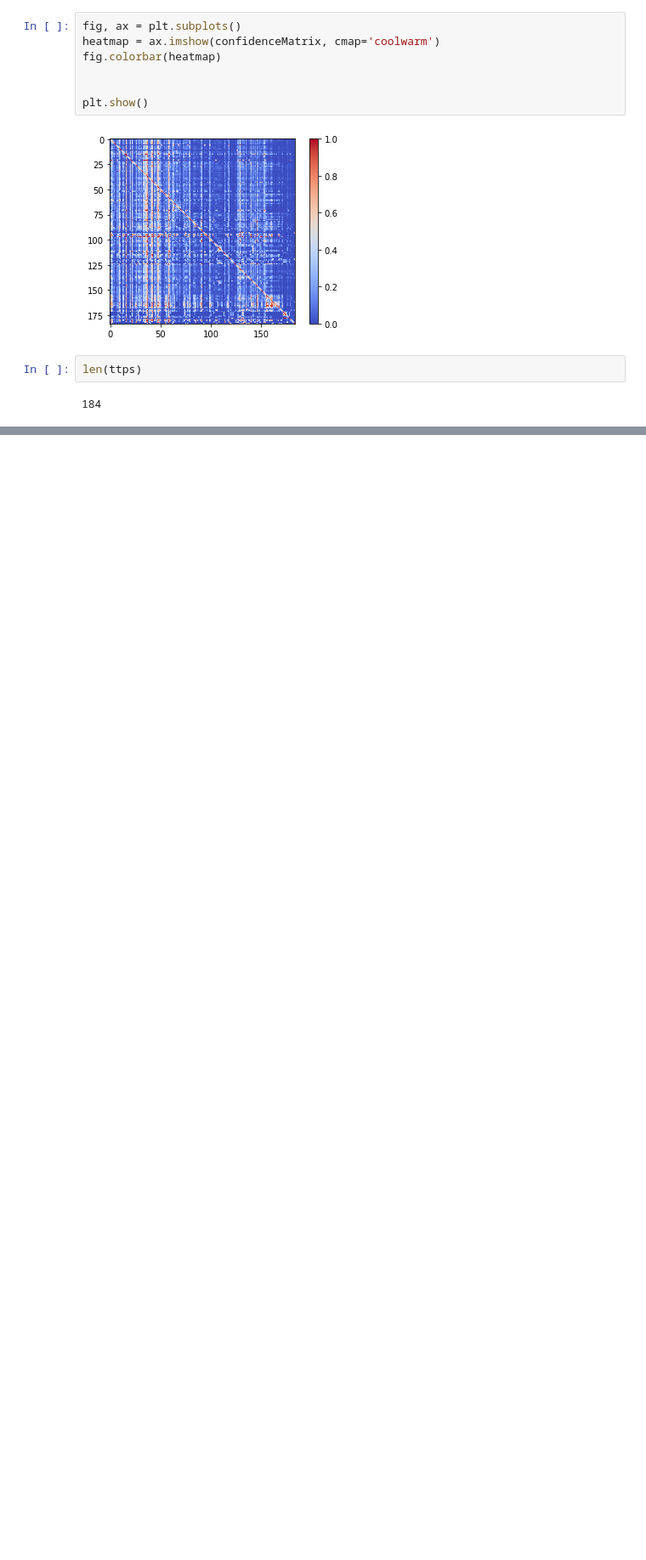
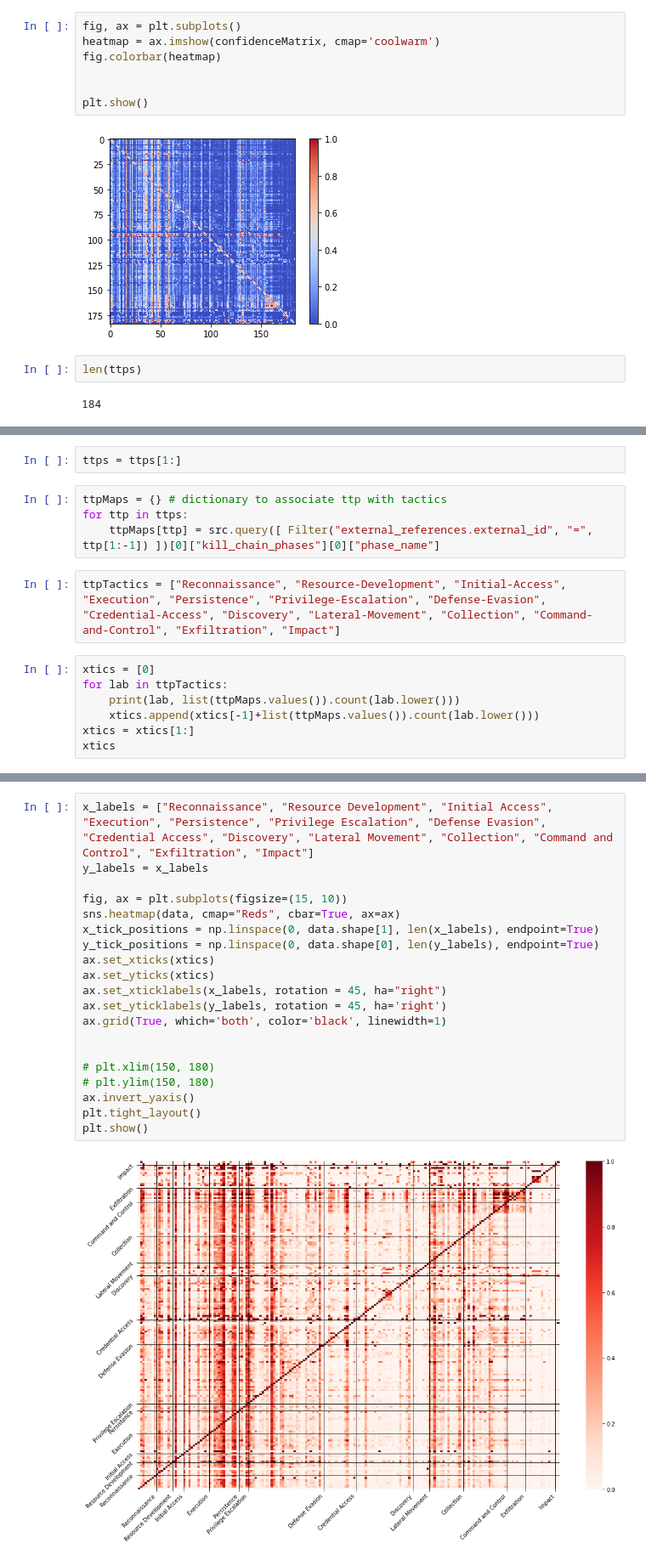
Before and after one commit to metalmulisha205/TTP-Activity-Attack-Graphing, a Jupyter notebook: heatmap.ipynb, the cells around one changed output, grey strips where cells are left out. Shown at 85% size. Drawn from its saved outputs; the diff is of its cells as text; blank space fills up the shorter version.

```diff
--- a/heatmap.ipynb
+++ b/heatmap.ipynb
@@ -172,0 +168,15 @@ sorted(ttps)
+# %%
+ttps = ttps[1:]
+# %%
+ttpMaps = {} # dictionary to associate ttp with tactics
+for ttp in ttps:
+    ttpMaps[ttp] = src.query([ Filter("external_references.external_id", "=", ttp[1:-1]) ])[0]["kill_chain_phases"][0]["phase_name"]
+# %%
+ttpTactics = ["Reconnaissance", "Resource-Development", "Initial-Access", "Execution", "Persistence", "Privilege-Escalation", "Defense-Evasion", "Credential-Access", "Discovery", "Lateral-Movement", "Collection", "Command-and-Control", "Exfiltration", "Impact"]
+# %%
+xtics = [0]
+for lab in ttpTactics:
+    print(lab, list(ttpMaps.values()).count(lab.lower()))
+    xtics.append(xtics[-1]+list(ttpMaps.values()).count(lab.lower()))
+xtics = xtics[1:]
+xtics
@@ -172,0 +233,22 @@ sorted(ttps)
+# %%
+x_labels = ["Reconnaissance", "Resource Development", "Initial Access", "Execution", "Persistence", "Privilege Escalation", "Defense Evasion", "Credential Access", "Discovery", "Lateral Movement", "Collection", "Command and Control", "Exfiltration", "Impact"]
+y_labels = x_labels
+
+fig, ax = plt.subplots(figsize=(15, 10))
+sns.heatmap(data, cmap="Reds", cbar=True, ax=ax)
+x_tick_positions = np.linspace(0, data.shape[1], len(x_labels), endpoint=True)
+y_tick_positions = np.linspace(0, data.shape[0], len(y_labels), endpoint=True)
+ax.set_xticks(xtics)
+ax.set_yticks(xtics)
+ax.set_xticklabels(x_labels, rotation = 45, ha="right")
+ax.set_yticklabels(y_labels, rotation = 45, ha='right')
+ax.grid(True, which='both', color='black', linewidth=1)
+
+
+# plt.xlim(150, 180)
+# plt.ylim(150, 180)
+ax.invert_yaxis()
+plt.tight_layout()
+plt.show()
+# %% [output]
+[figure, added]
```
Also changed, not shown: parts of 21 cells of this notebook, 7 other files.
